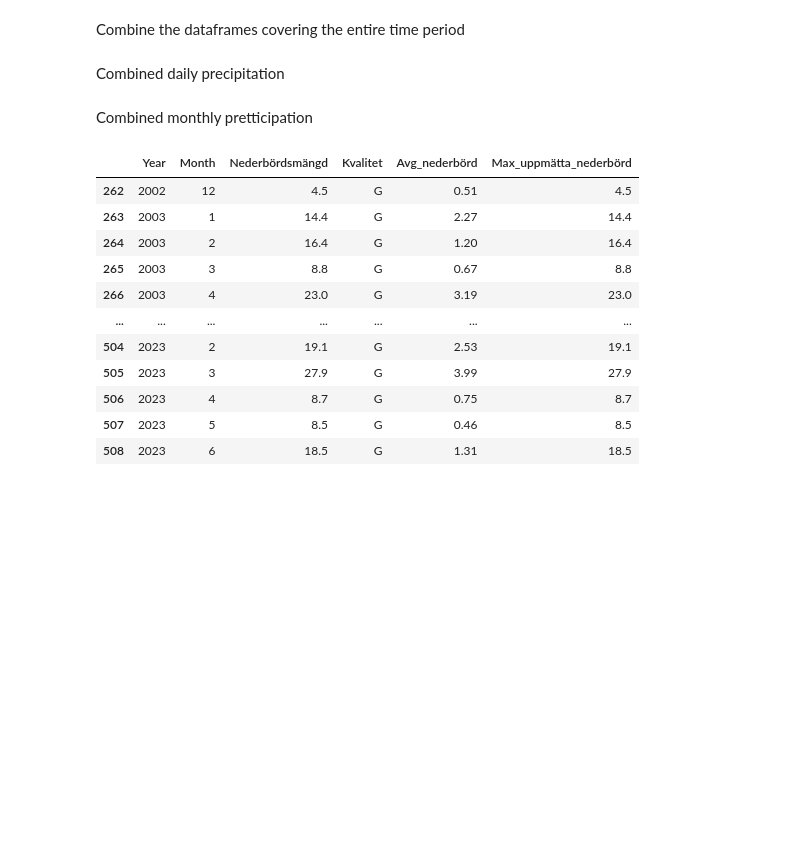
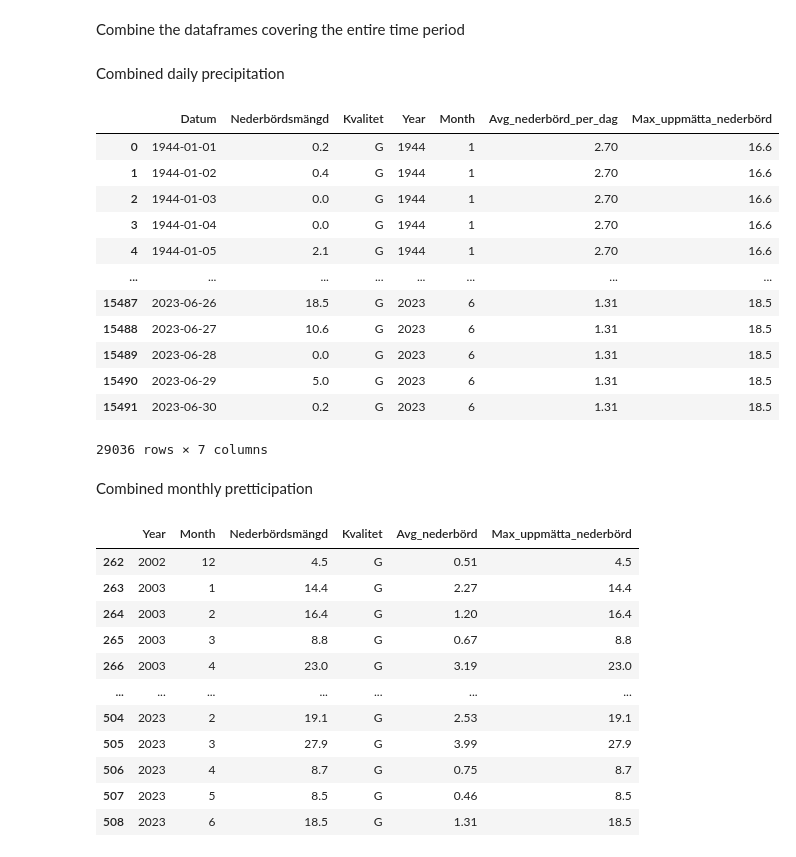
Before and after one commit to msteele919/projectwork, a Jupyter notebook: Data_cleaning/clean_and_compile_precipitation_data_gbg_save.ipynb, the cells around one changed output. Saved outputs shown, nothing was run; the diff lists cells and outputs as text; code cells hidden in the pictures; blank space fills up the shorter version.

Commit message:
fixed compiled_daily_precipitation_gbg_save

```diff
--- a/Data_cleaning/clean_and_compile_precipitation_data_gbg_save.ipynb
+++ b/Data_cleaning/clean_and_compile_precipitation_data_gbg_save.ipynb
@@ -129,8 +129,22 @@ gbg_daily_limited = df_gbg[df_gbg['Datum'] > last_day_save]
 compiled_daily_precipitation = pd.concat([df_save, gbg_daily_limited])
 # %%
 compiled_daily_precipitation = compiled_daily_precipitation.rename(columns={'Avg_nederbörd': 'Avg_nederbörd_per_dag'})
-# %%
-compiled_daily_precipitation.drop(columns=('Nederbördsmängd'), inplace=True)
+# %%
+compiled_daily_precipitation
+# %% [output]
+|  | Datum | Nederbördsmängd | Kvalitet | Year | Month | Avg_nederbörd_per_dag | Max_uppmätta_nederbörd |
+| 0 | 1944-01-01 | 0.2 | G | 1944 | 1 | 2.70 | 16.6 |
+| 1 | 1944-01-02 | 0.4 | G | 1944 | 1 | 2.70 | 16.6 |
+| 2 | 1944-01-03 | 0.0 | G | 1944 | 1 | 2.70 | 16.6 |
+| 3 | 1944-01-04 | 0.0 | G | 1944 | 1 | 2.70 | 16.6 |
+| 4 | 1944-01-05 | 2.1 | G | 1944 | 1 | 2.70 | 16.6 |
+| ... | ... | ... | ... | ... | ... | ... | ... |
+| 15487 | 2023-06-26 | 18.5 | G | 2023 | 6 | 1.31 | 18.5 |
+| 15488 | 2023-06-27 | 10.6 | G | 2023 | 6 | 1.31 | 18.5 |
+| 15489 | 2023-06-28 | 0.0 | G | 2023 | 6 | 1.31 | 18.5 |
+| 15490 | 2023-06-29 | 5.0 | G | 2023 | 6 | 1.31 | 18.5 |
+| 15491 | 2023-06-30 | 0.2 | G | 2023 | 6 | 1.31 | 18.5 |
+29036 rows × 7 columns
 # %%
 # compiled_daily_precipitation.to_csv('../data/prepared_data/compiled_daily_precipitation_gbg_save.csv', mode='w', index=False)
 # compiled_daily_precipitation.to_pickle('../Dataframes/df_compiled_daily_precipitation_gbg_save.pkl')
```
Also changed, not shown: 3 other files.
